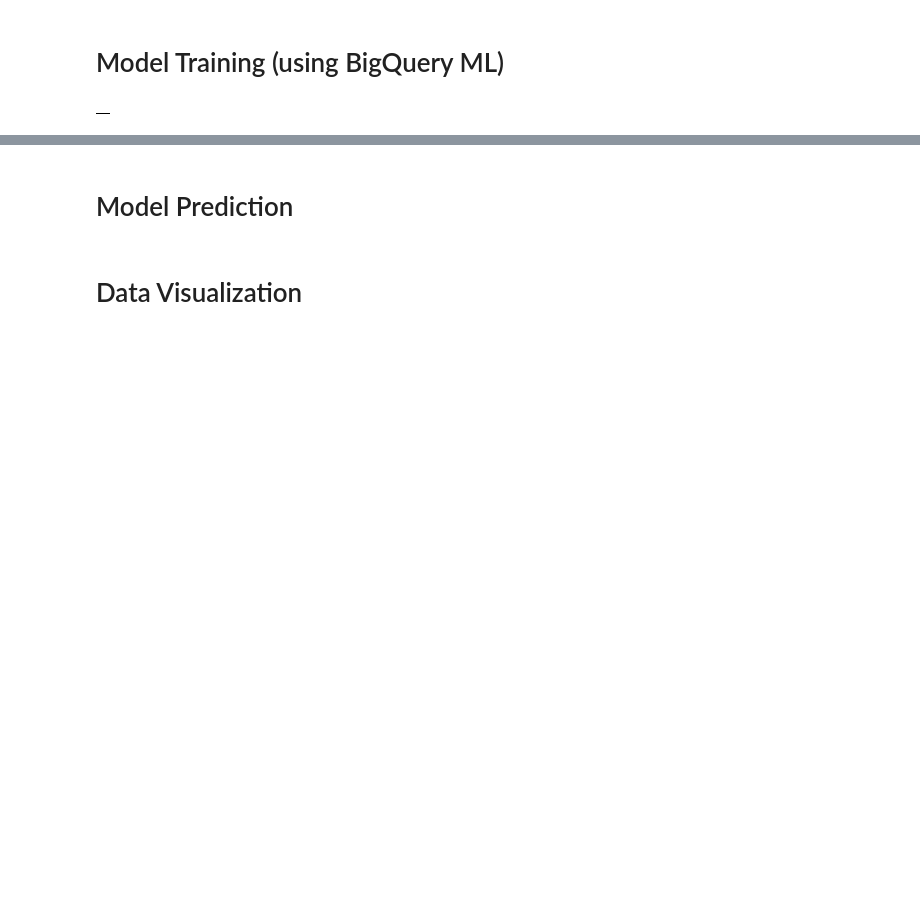
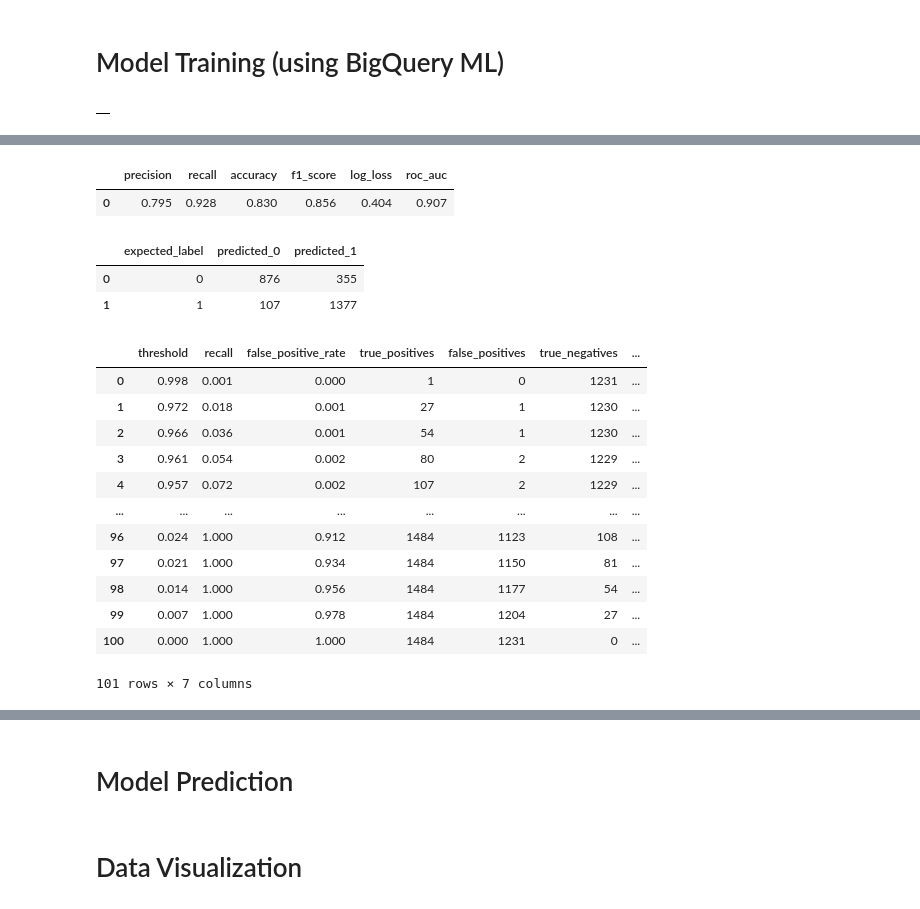
Before and after one commit to Aksh-Narayana/User-Retention-Prediction-Application, a Jupyter notebook: User_Retention_Prediction_Application_ipynb.ipynb, the cells around one changed output, grey strips where cells are left out. Cells and saved outputs as stored; diff of their text form; code cells hidden in the pictures; blank space fills up the shorter version.

Commit message:
Added Model Analysis

```diff
--- a/User_Retention_Prediction_Application_ipynb.ipynb
+++ b/User_Retention_Prediction_Application_ipynb.ipynb
@@ -694,0 +732,23 @@ FROM
+# %%
+%%bigquery --project $PROJECT_ID
+
+SELECT
+  *
+FROM
+  ML.EVALUATE(MODEL bqmlga4.churn_logreg_new)
+# %% [output]
+|  | precision | recall | accuracy | f1_score | log_loss | roc_auc |
+| 0 | 0.795 | 0.928 | 0.830 | 0.856 | 0.404 | 0.907 |
+# %%
+%%bigquery --project $PROJECT_ID
+
+SELECT
+  expected_label,
+  _0 AS predicted_0,
+  _1 AS predicted_1
+FROM
+  ML.CONFUSION_MATRIX(MODEL bqmlga4.churn_logreg_new)
+# %% [output]
+|  | expected_label | predicted_0 | predicted_1 |
+| 0 | 0 | 876 | 355 |
+| 1 | 1 | 107 | 1377 |
@@ -694,0 +762,16 @@ FROM
+# %%
+df_roc
+# %% [output]
+|  | threshold | recall | false_positive_rate | true_positives | false_positives | true_negatives | ... |
+| 0 | 0.998 | 0.001 | 0.000 | 1 | 0 | 1231 | ... |
+| 1 | 0.972 | 0.018 | 0.001 | 27 | 1 | 1230 | ... |
+| 2 | 0.966 | 0.036 | 0.001 | 54 | 1 | 1230 | ... |
+| 3 | 0.961 | 0.054 | 0.002 | 80 | 2 | 1229 | ... |
+| 4 | 0.957 | 0.072 | 0.002 | 107 | 2 | 1229 | ... |
+| ... | ... | ... | ... | ... | ... | ... | ... |
+| 96 | 0.024 | 1.000 | 0.912 | 1484 | 1123 | 108 | ... |
+| 97 | 0.021 | 1.000 | 0.934 | 1484 | 1150 | 81 | ... |
+| 98 | 0.014 | 1.000 | 0.956 | 1484 | 1177 | 54 | ... |
+| 99 | 0.007 | 1.000 | 0.978 | 1484 | 1204 | 27 | ... |
+| 100 | 0.000 | 1.000 | 1.000 | 1484 | 1231 | 0 | ... |
+101 rows × 7 columns
```
Also changed, not shown: parts of 6 cells of this notebook.
